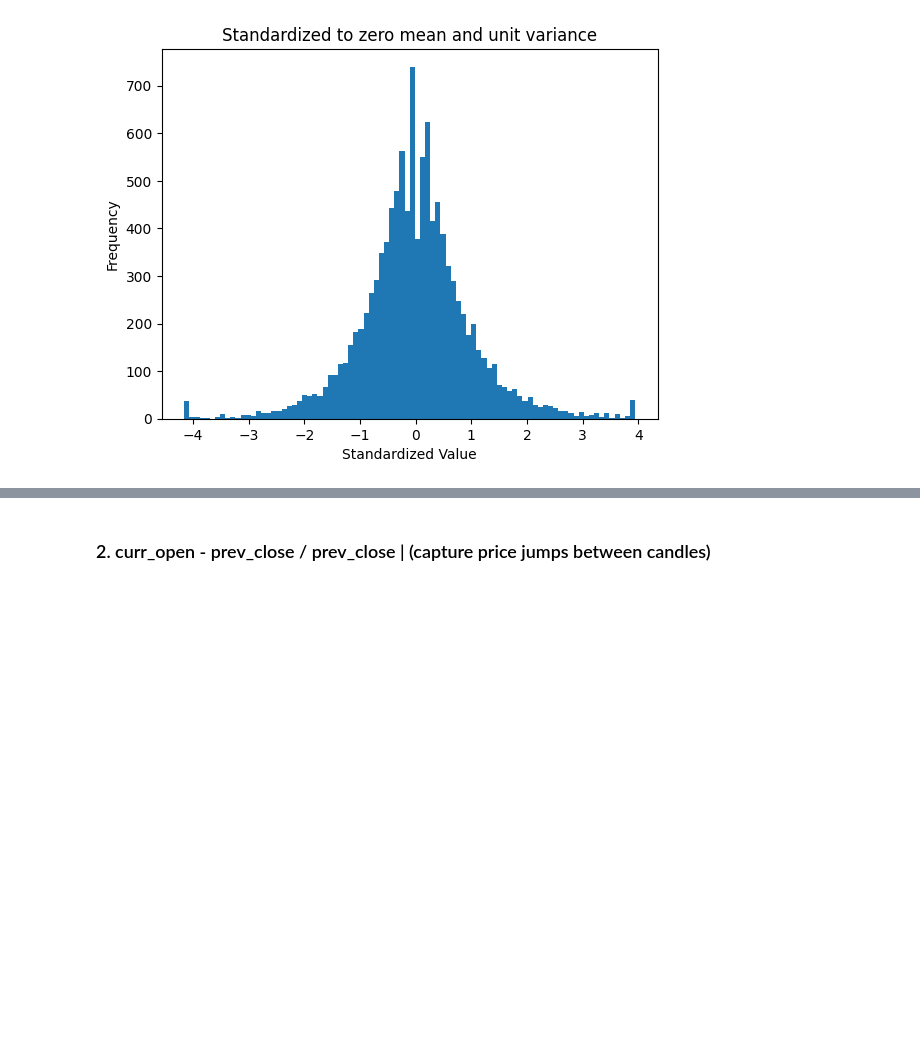
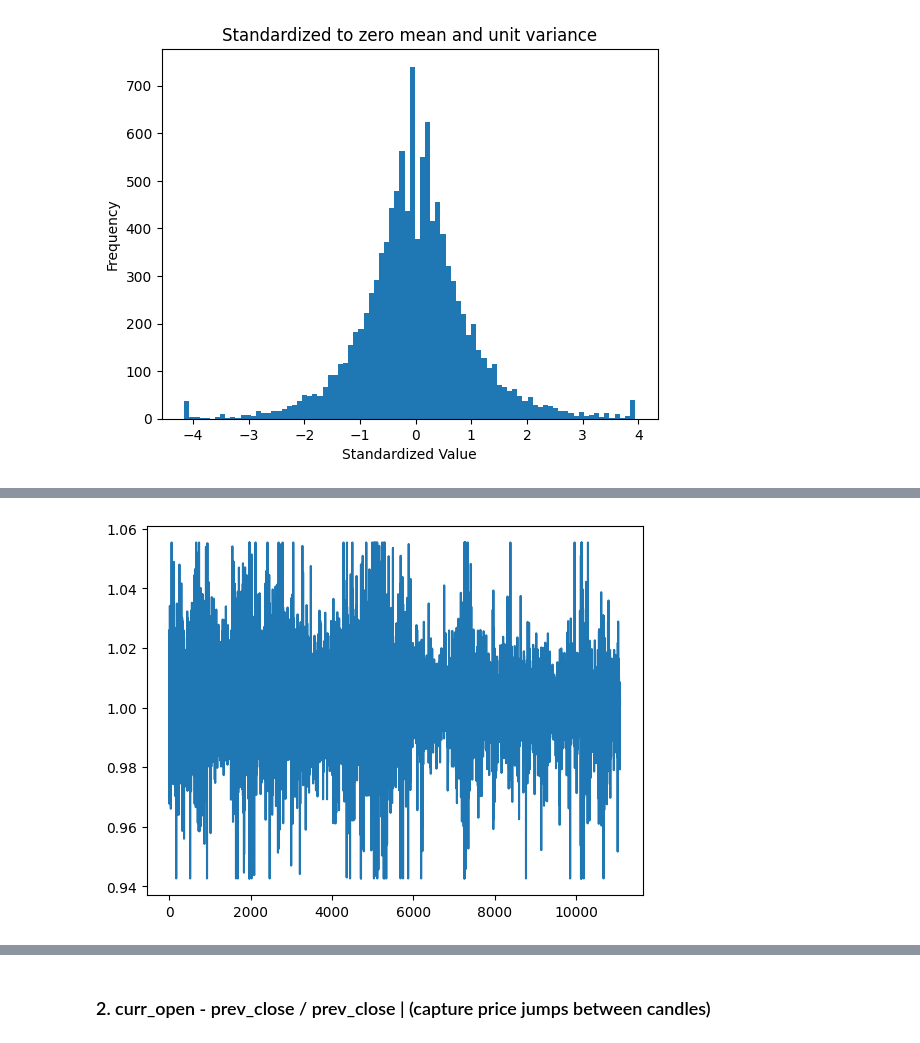
Before and after one commit to Frederik135/NN_Forecasting, a Jupyter notebook: NN_model/preprocessing.ipynb, the cells around one changed output, grey strips where cells are left out. Cells and saved outputs as stored; diff of their text form; code cells hidden in the pictures; blank space fills up the shorter version.

```diff
--- a/NN_model/preprocessing.ipynb
+++ b/NN_model/preprocessing.ipynb
@@ -217,0 +217,4 @@ features_df['curr_close_prev_close_adj_std'] = curr_close_prev_close_adj_std
+# %%
+curr_close_prev_close_rel_adj = adjust_to_three_sigma(curr_close_prev_close_rel)
+# %% [output]
+[figure, added]
```
Also changed, not shown: parts of 39 cells of this notebook, 3 other files.
